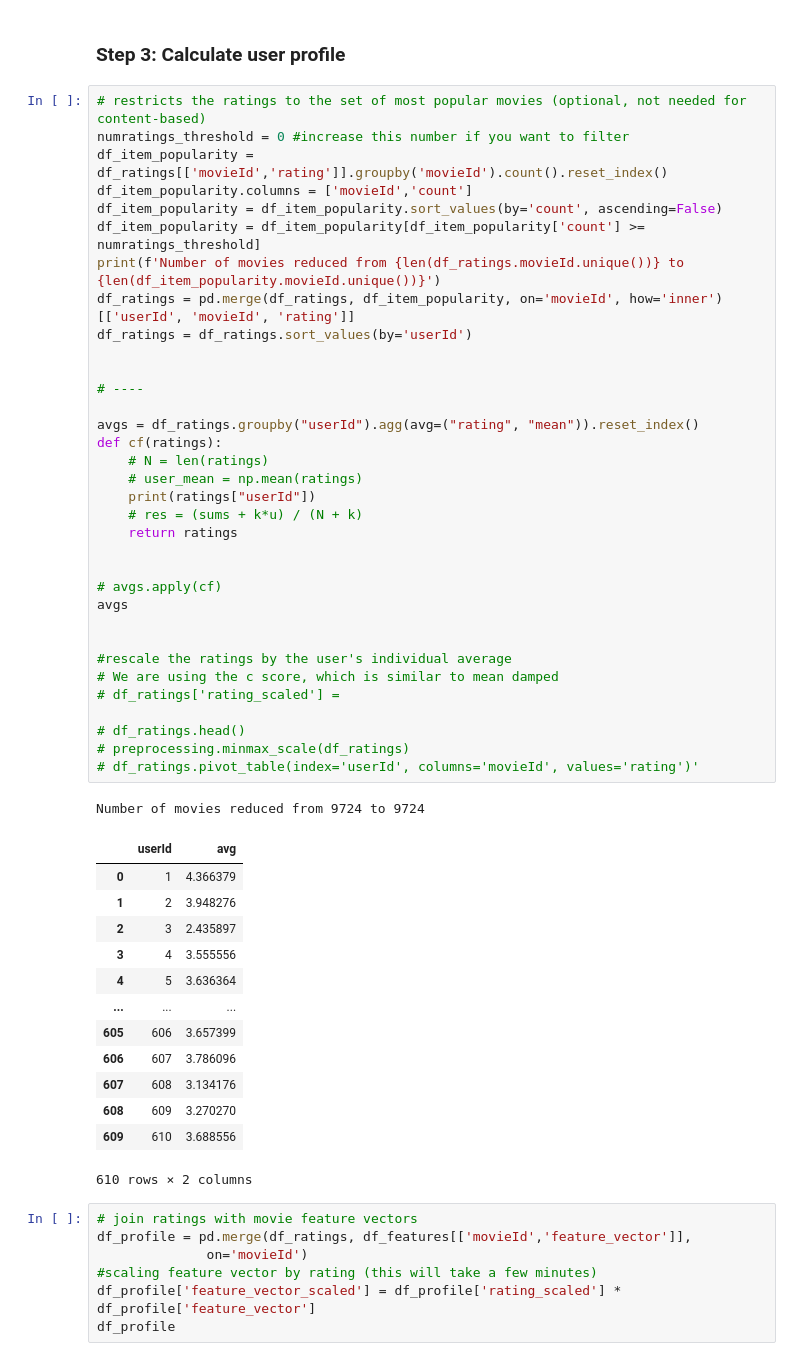
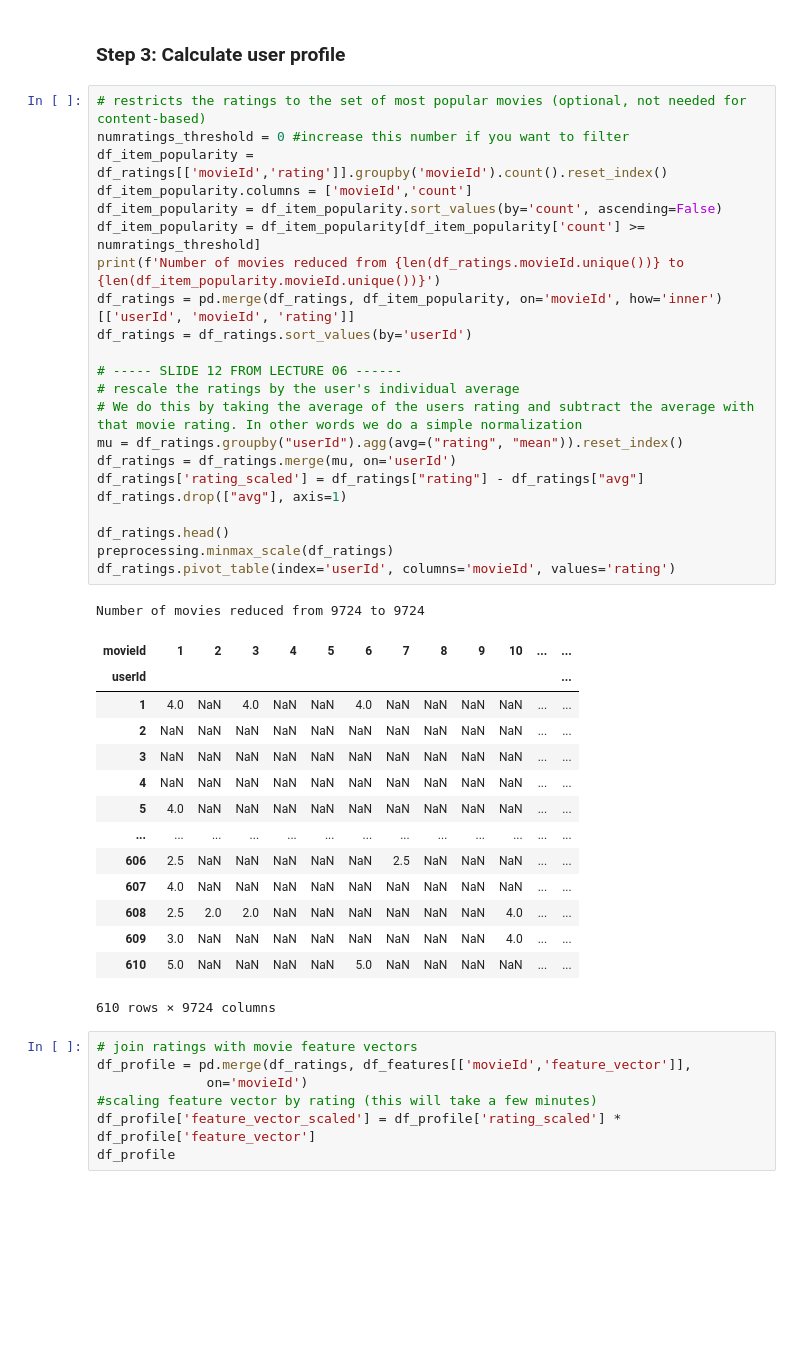
Before and after one commit to xWermuth/ds-prod, a Jupyter notebook: exercise06/exercise_02.ipynb, the cells around one changed output. Saved outputs shown, nothing was run; the diff lists cells and outputs as text; blank space fills up the shorter version.

Commit message:
Add user profiles

```diff
--- a/exercise06/exercise_02.ipynb
+++ b/exercise06/exercise_02.ipynb
@@ -212,52 +216,41 @@ lsh.query(csr_matrix(query))
 # %%
 # restricts the ratings to the set of most popular movies (optional, not needed for content-based)
 numratings_threshold = 0 #increase this number if you want to filter
 df_item_popularity = df_ratings[['movieId','rating']].groupby('movieId').count().reset_index()
 df_item_popularity.columns = ['movieId','count']
 df_item_popularity = df_item_popularity.sort_values(by='count', ascending=False)
 df_item_popularity = df_item_popularity[df_item_popularity['count'] >= numratings_threshold]
 print(f'Number of movies reduced from {len(df_ratings.movieId.unique())} to {len(df_item_popularity.movieId.unique())}')
 df_ratings = pd.merge(df_ratings, df_item_popularity, on='movieId', how='inner')[['userId', 'movieId', 'rating']]
 df_ratings = df_ratings.sort_values(by='userId')
 
+# ----- SLIDE 12 FROM LECTURE 06 ------
+# rescale the ratings by the user's individual average
+# We do this by taking the average of the users rating and subtract the average with that movie rating. In other words we do a simple normalization
+mu = df_ratings.groupby("userId").agg(avg=("rating", "mean")).reset_index()
+df_ratings = df_ratings.merge(mu, on='userId')
+df_ratings['rating_scaled'] = df_ratings["rating"] - df_ratings["avg"]
+df_ratings.drop(["avg"], axis=1)
 
-# ----
-
-avgs = df_ratings.groupby("userId").agg(avg=("rating", "mean")).reset_index()
-def cf(ratings):
-    # N = len(ratings)
-    # user_mean = np.mean(ratings)
-    print(ratings["userId"])
-    # res = (sums + k*u) / (N + k)
-    return ratings
-
-
-# avgs.apply(cf)
-avgs
-
-
-#rescale the ratings by the user's individual average
-# We are using the c score, which is similar to mean damped
-# df_ratings['rating_scaled'] =
-
-# df_ratings.head()
-# preprocessing.minmax_scale(df_ratings)
-# df_ratings.pivot_table(index='userId', columns='movieId', values='rating')'
+df_ratings.head()
+preprocessing.minmax_scale(df_ratings)
+df_ratings.pivot_table(index='userId', columns='movieId', values='rating')
 # %% [output]
 Number of movies reduced from 9724 to 9724
-|  | userId | avg |
-| 0 | 1 | 4.366379 |
-| 1 | 2 | 3.948276 |
-| 2 | 3 | 2.435897 |
-| 3 | 4 | 3.555556 |
-| 4 | 5 | 3.636364 |
-| ... | ... | ... |
-| 605 | 606 | 3.657399 |
-| 606 | 607 | 3.786096 |
-| 607 | 608 | 3.134176 |
-| 608 | 609 | 3.270270 |
-| 609 | 610 | 3.688556 |
+| movieId | 1 | 2 | 3 | 4 | 5 | 6 | 7 | 8 | 9 | 10 | ... | ... |
+| userId |  |  |  |  |  |  |  |  |  |  |  | ... |
+| 1 | 4.0 | NaN | 4.0 | NaN | NaN | 4.0 | NaN | NaN | NaN | NaN | ... | ... |
+| 2 | NaN | NaN | NaN | NaN | NaN | NaN | NaN | NaN | NaN | NaN | ... | ... |
+| 3 | NaN | NaN | NaN | NaN | NaN | NaN | NaN | NaN | NaN | NaN | ... | ... |
+| 4 | NaN | NaN | NaN | NaN | NaN | NaN | NaN | NaN | NaN | NaN | ... | ... |
+| 5 | 4.0 | NaN | NaN | NaN | NaN | NaN | NaN | NaN | NaN | NaN | ... | ... |
+| ... | ... | ... | ... | ... | ... | ... | ... | ... | ... | ... | ... | ... |
+| 606 | 2.5 | NaN | NaN | NaN | NaN | NaN | 2.5 | NaN | NaN | NaN | ... | ... |
+| 607 | 4.0 | NaN | NaN | NaN | NaN | NaN | NaN | NaN | NaN | NaN | ... | ... |
+| 608 | 2.5 | 2.0 | 2.0 | NaN | NaN | NaN | NaN | NaN | NaN | 4.0 | ... | ... |
+| 609 | 3.0 | NaN | NaN | NaN | NaN | NaN | NaN | NaN | NaN | 4.0 | ... | ... |
+| 610 | 5.0 | NaN | NaN | NaN | NaN | 5.0 | NaN | NaN | NaN | NaN | ... | ... |
-610 rows × 2 columns
+610 rows × 9724 columns
 # %%
 # join ratings with movie feature vectors
 df_profile = pd.merge(df_ratings, df_features[['movieId','feature_vector']],
```
Also changed, not shown: parts of 4 cells of this notebook, 1 other file.
